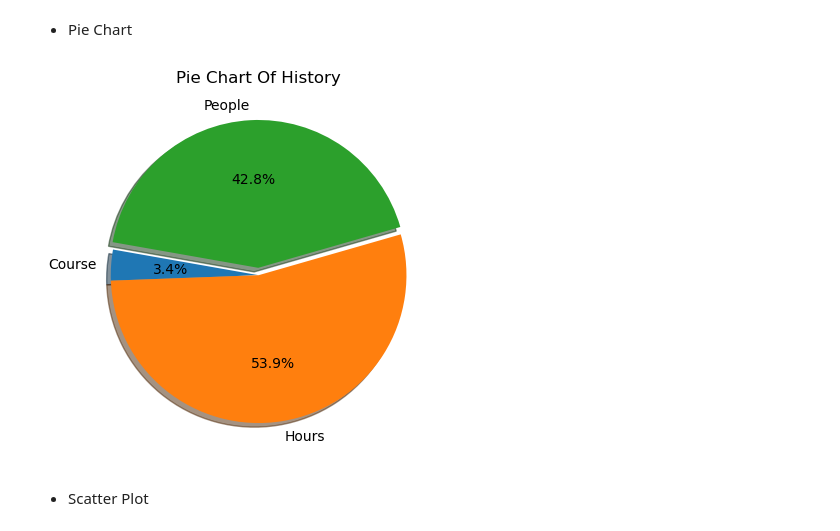
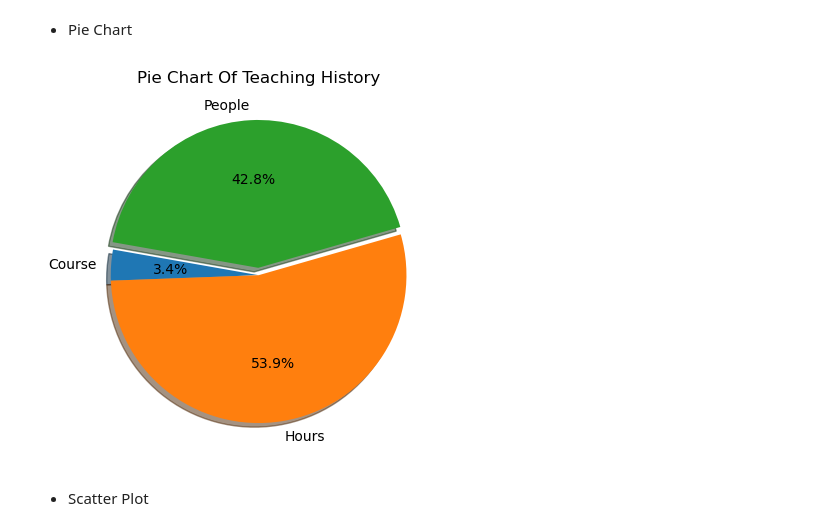
Before and after one commit to langsari/data-science-with-python-2022, a Jupyter notebook: DataFrame of T.kholed/Dashboard of T.Kholed.ipynb, the cells around one changed output. Drawn from its saved outputs; the diff is of its cells as text; code cells hidden in the pictures.

```diff
--- a/DataFrame of T.kholed/Dashboard of T.Kholed.ipynb
+++ b/DataFrame of T.kholed/Dashboard of T.Kholed.ipynb
@@ -226,15 +226,15 @@ plt.show()
 # %%
 labels = ['Course','Hours','People']
 sizes = [108, 1728, 1372]
 expl=[0,0,0.05]
 
 plt.pie(sizes, labels=labels ,autopct='%1.1f%%',shadow=True,startangle=170,explode=expl)
-plt.title('Pie Chart Of History')
+plt.title('Pie Chart Of Teaching History')
 
 plt.savefig("pie_chart.png")
 plt.show()
 # %% [output]
-[figure, old version]
+[figure, new version]
 # %% [markdown]
 - Scatter Plot
 # %%
```
Also changed, not shown: parts of 7 cells of this notebook, 15 other files.
